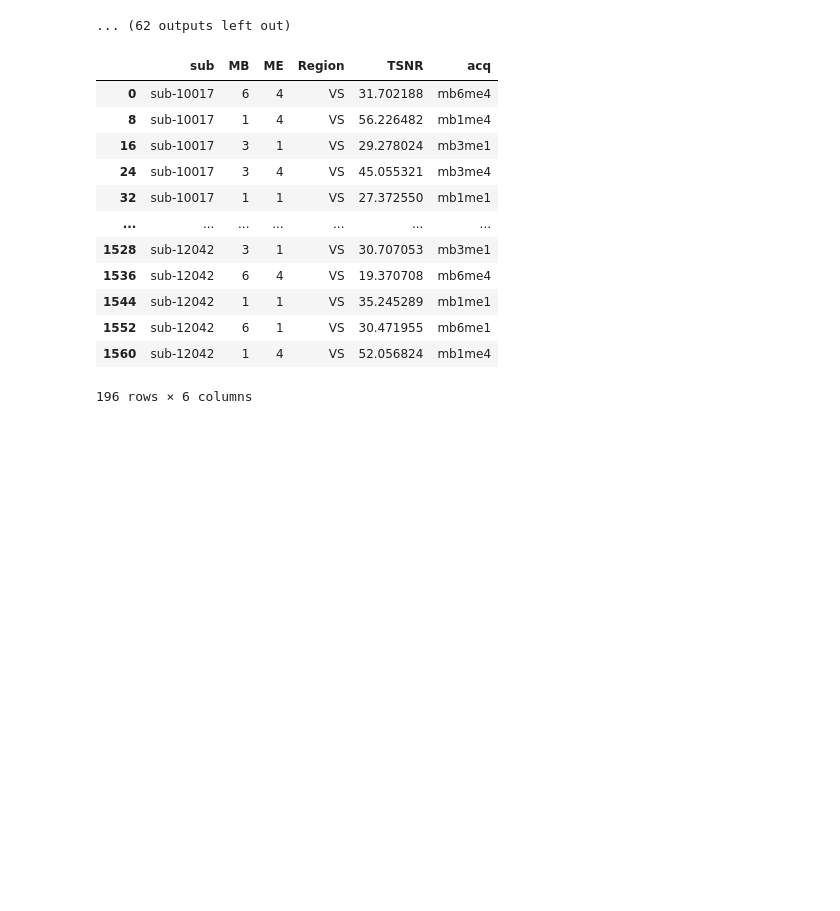
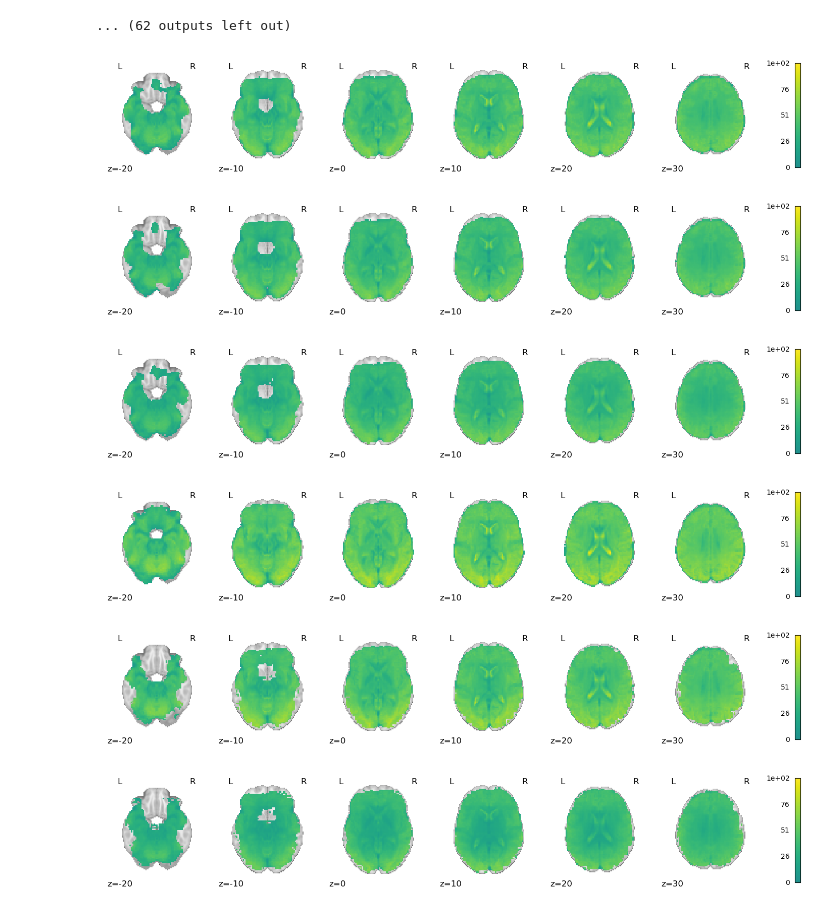
Before and after one commit to DVS-Lab/rf1-mbme-pilot, a Jupyter notebook: code/TSNR-analysis_figures.ipynb, the cells around one changed output. Cells and saved outputs as stored; diff of their text form; code cells hidden in the pictures; blank space fills up the shorter version.

Commit message:
additional figures

```diff
--- a/code/TSNR-analysis_figures.ipynb
+++ b/code/TSNR-analysis_figures.ipynb
@@ -272,18 +272,47 @@ RVS
 HeadNeck_64
 ... (62 outputs left out)
 # %%
-plt_df
+t_dir='../derivatives/tsnr/'
+mb1me1_list=[t_dir+f for f in os.listdir(t_dir) if 'mb1me1_tsnr.nii.gz' in f]
+mb3me1_list=[t_dir+f for f in os.listdir(t_dir) if 'mb3me1_tsnr.nii.gz' in f]
+mb6me1_list=[t_dir+f for f in os.listdir(t_dir) if 'mb6me1_tsnr.nii.gz' in f]
+mb1me4_list=[t_dir+f for f in os.listdir(t_dir) if 'mb1me4_tsnr.nii.gz' in f]
+mb3me4_list=[t_dir+f for f in os.listdir(t_dir) if 'mb3me4_tsnr.nii.gz' in f]
+mb6me4_list=[t_dir+f for f in os.listdir(t_dir) if 'mb6me4_tsnr.nii.gz' in f]
-# %% [output]
-|  | sub | MB | ME | Region | TSNR | acq |
-| 0 | sub-10017 | 6 | 4 | VS | 31.702188 | mb6me4 |
-| 8 | sub-10017 | 1 | 4 | VS | 56.226482 | mb1me4 |
-| 16 | sub-10017 | 3 | 1 | VS | 29.278024 | mb3me1 |
-| 24 | sub-10017 | 3 | 4 | VS | 45.055321 | mb3me4 |
-| 32 | sub-10017 | 1 | 1 | VS | 27.372550 | mb1me1 |
-| ... | ... | ... | ... | ... | ... | ... |
-| 1528 | sub-12042 | 3 | 1 | VS | 30.707053 | mb3me1 |
-| 1536 | sub-12042 | 6 | 4 | VS | 19.370708 | mb6me4 |
-| 1544 | sub-12042 | 1 | 1 | VS | 35.245289 | mb1me1 |
-| 1552 | sub-12042 | 6 | 1 | VS | 30.471955 | mb6me1 |
-| 1560 | sub-12042 | 1 | 4 | VS | 52.056824 | mb1me4 |
-196 rows × 6 columns
+# %%
+img=mean_img(mb1me1_list)
+plotting.plot_stat_map(img,draw_cross=False,cmap='viridis',display_mode='z',cut_coords=(-20,-10,0,10,20,30),vmax=102)
+plt.savefig('../derivatives/figures/TSNR_axial-mb1me1')
+plt.show()
+
+img=mean_img(mb3me1_list)
+plotting.plot_stat_map(img,draw_cross=False,cmap='viridis',display_mode='z',cut_coords=(-20,-10,0,10,20,30),vmax=102)
+plt.savefig('../derivatives/figures/TSNR_axial-mb3me1')
+plt.show()
+
+img=mean_img(mb6me1_list)
+plotting.plot_stat_map(img,draw_cross=False,cmap='viridis',display_mode='z',cut_coords=(-20,-10,0,10,20,30),vmax=102)
+plt.savefig('../derivatives/figures/TSNR_axial-mb6me1')
+plt.show()
+
+img=mean_img(mb1me4_list)
+plotting.plot_stat_map(img,draw_cross=False,cmap='viridis',display_mode='z',cut_coords=(-20,-10,0,10,20,30),vmax=102)
+plt.savefig('../derivatives/figures/TSNR_axial-mb1me4')
+plt.show()
+
+img=mean_img(mb3me4_list)
+plotting.plot_stat_map(img,draw_cross=False,cmap='viridis',display_mode='z',cut_coords=(-20,-10,0,10,20,30),vmax=102)
+plt.savefig('../derivatives/figures/TSNR_axial-mb3me4')
+plt.show()
+
+img=mean_img(mb6me4_list)
+plotting.plot_stat_map(img,draw_cross=False,cmap='viridis',display_mode='z',cut_coords=(-20,-10,0,10,20,30),vmax=102)
+plt.savefig('../derivatives/figures/TSNR_axial-mb6me4')
+plt.show()
+# %% [output]
+[figure, added]
+[figure, added]
+[figure, added]
+[figure, added]
+[figure, added]
+[figure, added]
```
Also changed, not shown: parts of 1 cell of this notebook, 34 other files.
